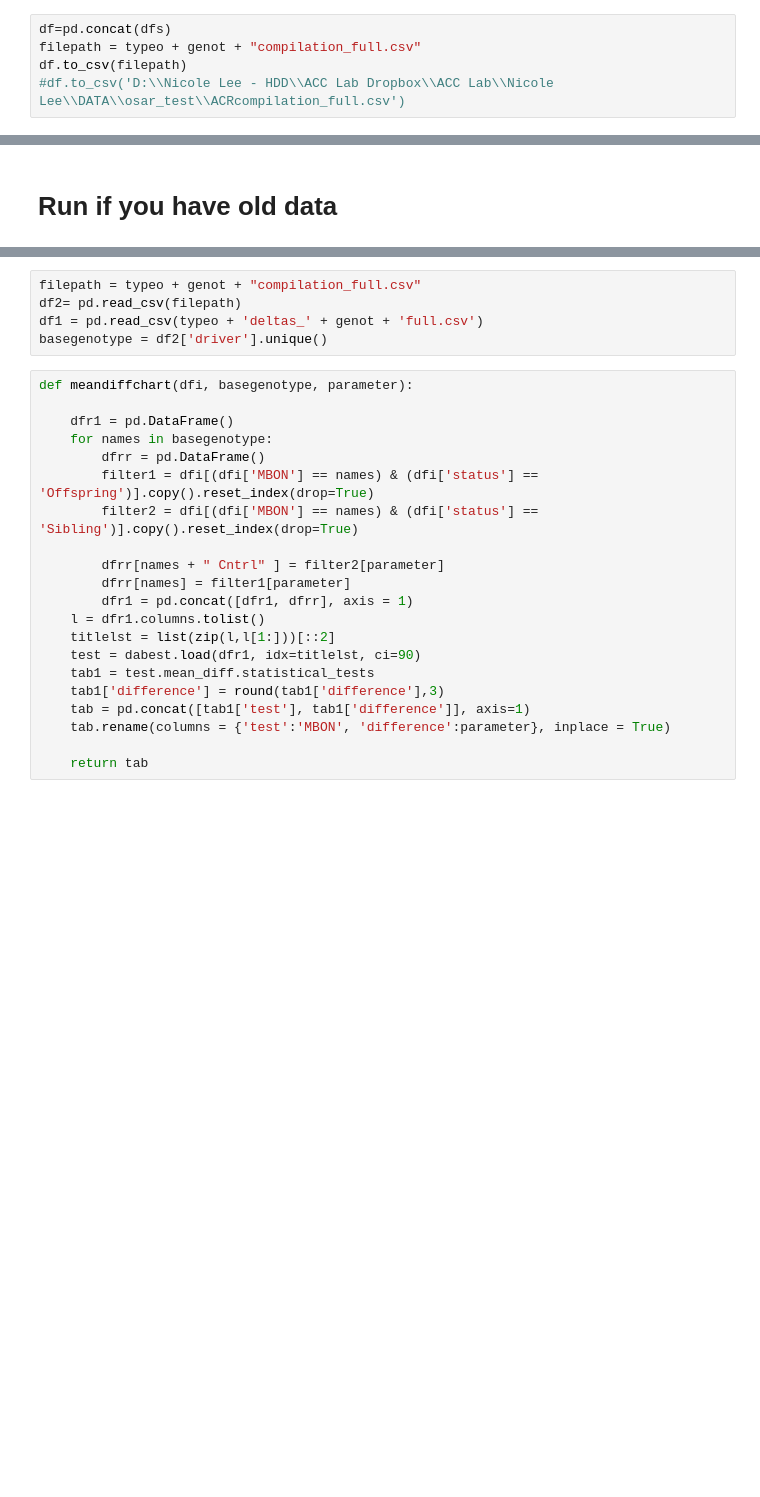
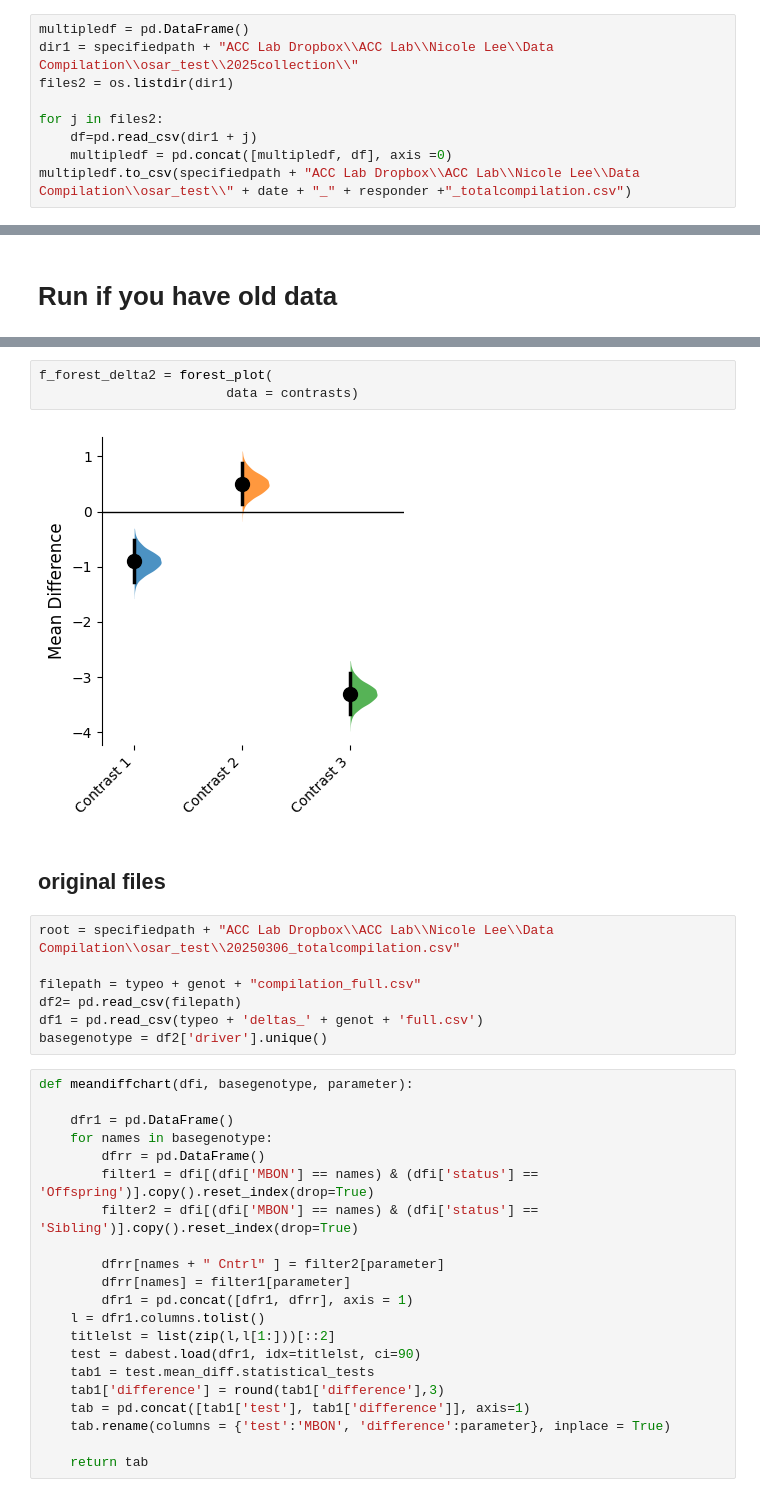
Before and after one commit to lnicole08/OSAR-Nicole-version, a Jupyter notebook: Heatmap v3.2.ipynb, the cells around one changed output, grey strips where cells are left out. Cells and saved outputs as stored; diff of their text form; blank space fills up the shorter version.

```diff
--- a/Heatmap v3.2.ipynb
+++ b/Heatmap v3.2.ipynb
@@ -123,6 +91,10 @@ All done.
 # %%
-df=pd.concat(dfs)
-filepath = typeo + genot + "compilation_full.csv"
-df.to_csv(filepath)
-#df.to_csv('D:\\Nicole Lee - HDD\\ACC Lab Dropbox\\ACC Lab\\Nicole Lee\\DATA\\osar_test\\ACRcompilation_full.csv')
+multipledf = pd.DataFrame()
+dir1 = specifiedpath + "ACC Lab Dropbox\\ACC Lab\\Nicole Lee\\Data Compilation\\osar_test\\2025collection\\"
+files2 = os.listdir(dir1)
+
+for j in files2:
+    df=pd.read_csv(dir1 + j)
+    multipledf = pd.concat([multipledf, df], axis =0)
+multipledf.to_csv(specifiedpath + "ACC Lab Dropbox\\ACC Lab\\Nicole Lee\\Data Compilation\\osar_test\\" + date + "_" + responder +"_totalcompilation.csv")
 # %%
@@ -166,4 +231,13 @@ All done.
+# %%
+f_forest_delta2 = forest_plot(
+                        data = contrasts)
+# %% [output]
+[figure, added]
+# %% [markdown]
+## original files
 # %%
+root = specifiedpath + "ACC Lab Dropbox\\ACC Lab\\Nicole Lee\\Data Compilation\\osar_test\\20250306_totalcompilation.csv"
+
 filepath = typeo + genot + "compilation_full.csv"
 df2= pd.read_csv(filepath)
 df1 = pd.read_csv(typeo + 'deltas_' + genot + 'full.csv')
```
Also changed, not shown: parts of 11 cells of this notebook, 1 other file.
